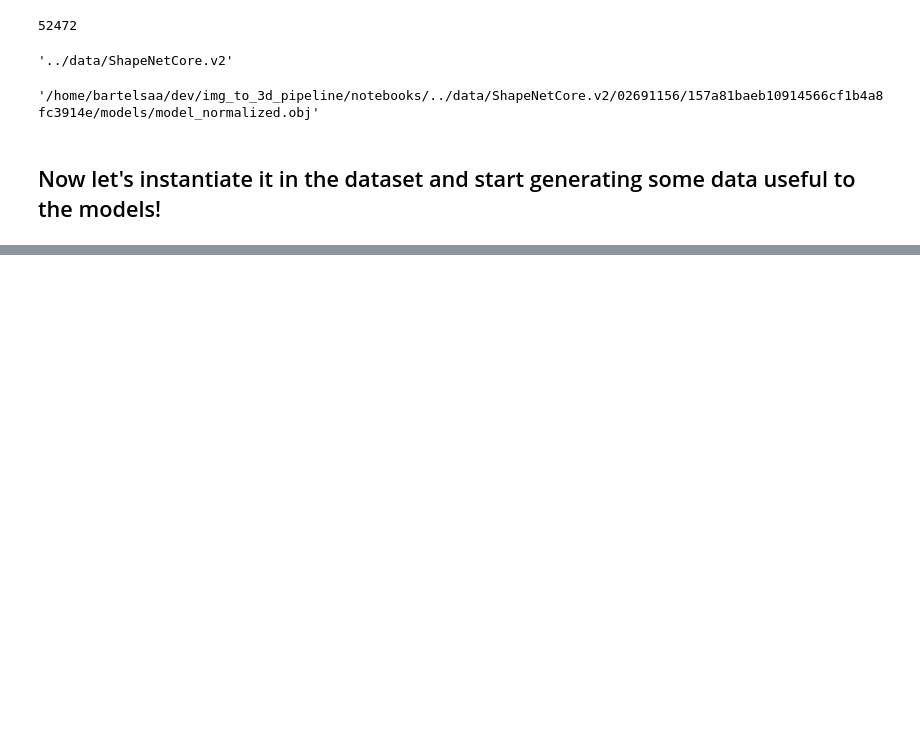
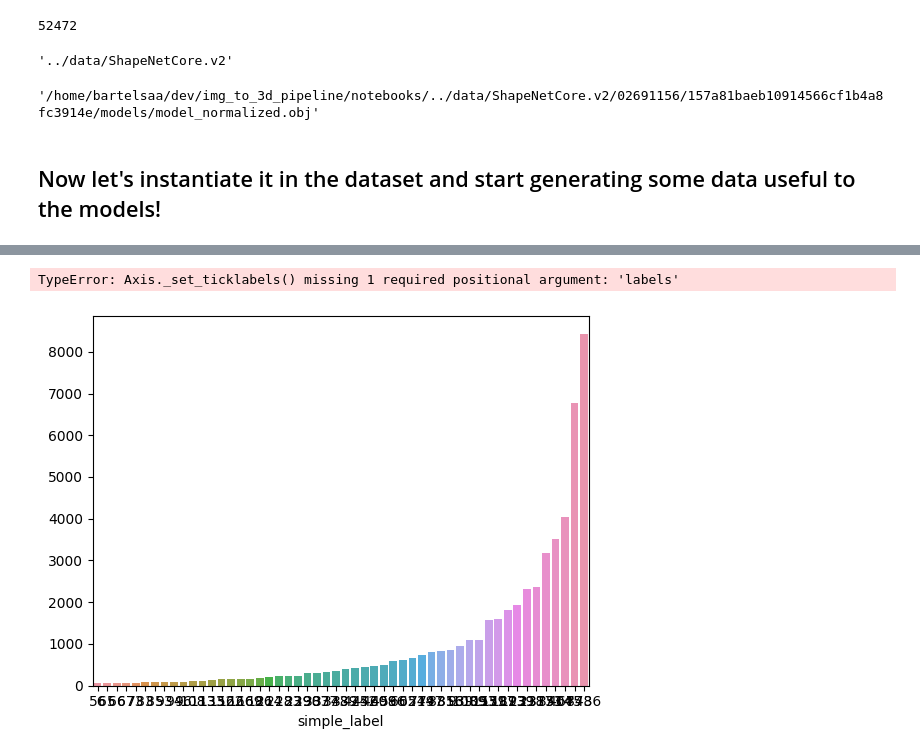
Before and after one commit to andrewbartels1/img_to_3d_pipeline, a Jupyter notebook: notebooks/pipeline.ipynb, the cells around one changed output, grey strips where cells are left out. Cells and saved outputs as stored; diff of their text form; code cells hidden in the pictures; blank space fills up the shorter version.

```diff
--- a/notebooks/pipeline.ipynb
+++ b/notebooks/pipeline.ipynb
@@ -113,0 +106,8 @@ pd.merge(test, meta, left_on="sysnetId", right_on="synsetId").drop(["children",
+# %%
+import seaborn as sns
+
+g = sns.barplot(data=test, x=list(test.keys()), y=list(test.values), width=0.8)
+g.set_xticklabels(rotation=80)
+# %% [output]
+TypeError: Axis._set_ticklabels() missing 1 required positional argument: 'labels'
+[figure, added]
```
Also changed, not shown: parts of 9 cells of this notebook, 2 other files.
